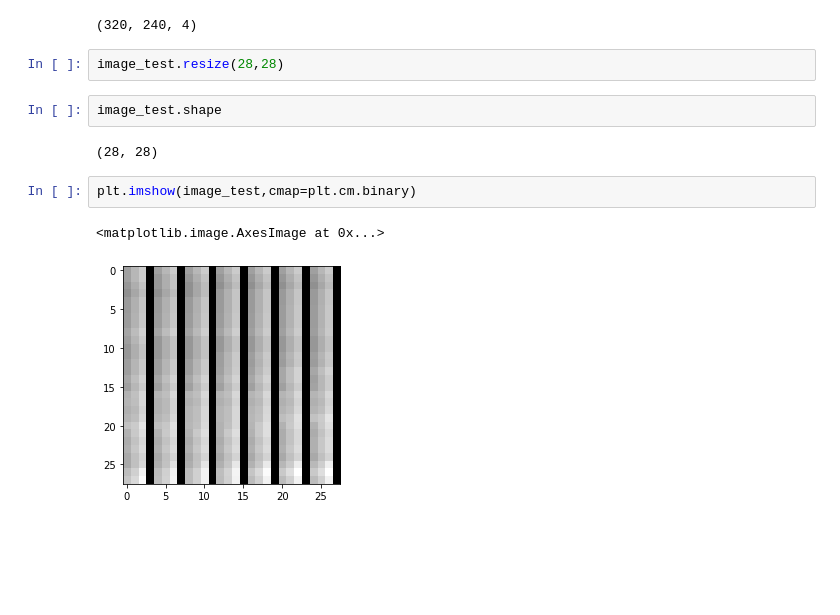
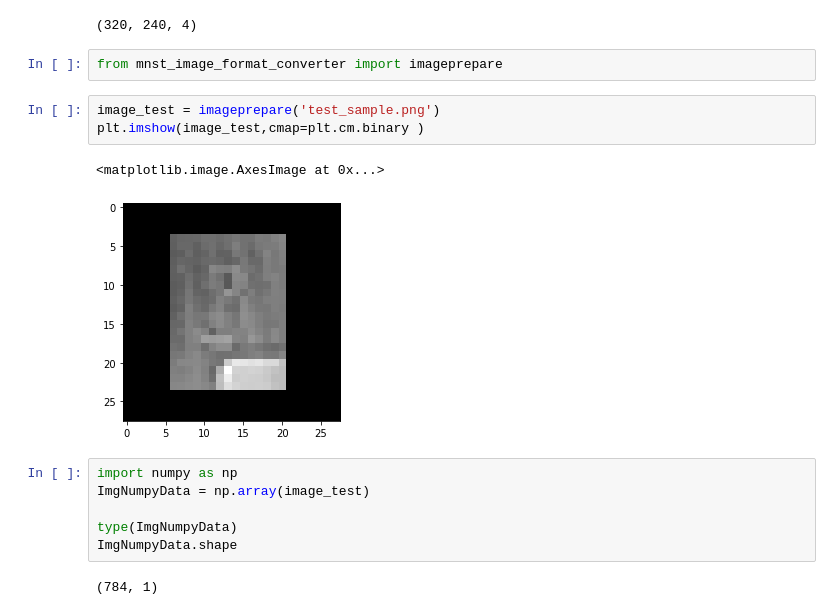
Before and after one commit to Smita-Pr/MNIST-Classification, a Jupyter notebook: NN_MNIST_Ex1.ipynb, the cells around one changed output. Drawn from its saved outputs; the diff is of its cells as text; blank space fills up the shorter version.

```diff
--- a/NN_MNIST_Ex1.ipynb
+++ b/NN_MNIST_Ex1.ipynb
@@ -126,15 +130,20 @@ plt.imshow(image_test)
 image_test.shape
 # %% [output]
 (320, 240, 4)
-# %%
-image_test.resize(28,28)
-# %%
-image_test.shape
-# %% [output]
-(28, 28)
+# %%
+from mnst_image_format_converter import imageprepare
 # %%
-plt.imshow(image_test,cmap=plt.cm.binary)
+image_test = imageprepare('test_sample.png')
+plt.imshow(image_test,cmap=plt.cm.binary )
 # %% [output]
 <matplotlib.image.AxesImage at 0x...>
-[figure, old version]
+[figure, new version]
+# %%
+import numpy as np
+ImgNumpyData = np.array(image_test)
+
+type(ImgNumpyData)
+ImgNumpyData.shape
+# %% [output]
+(784, 1)
 # %%
```
Also changed, not shown: parts of 8 cells of this notebook, 2 other files.
